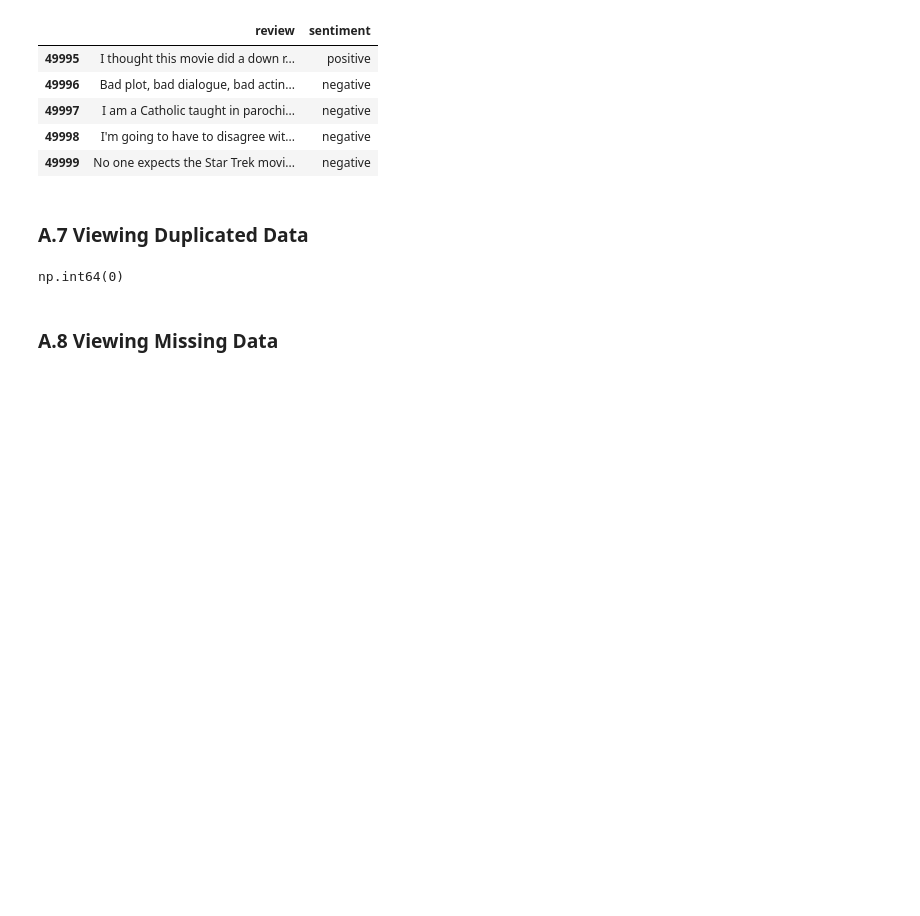
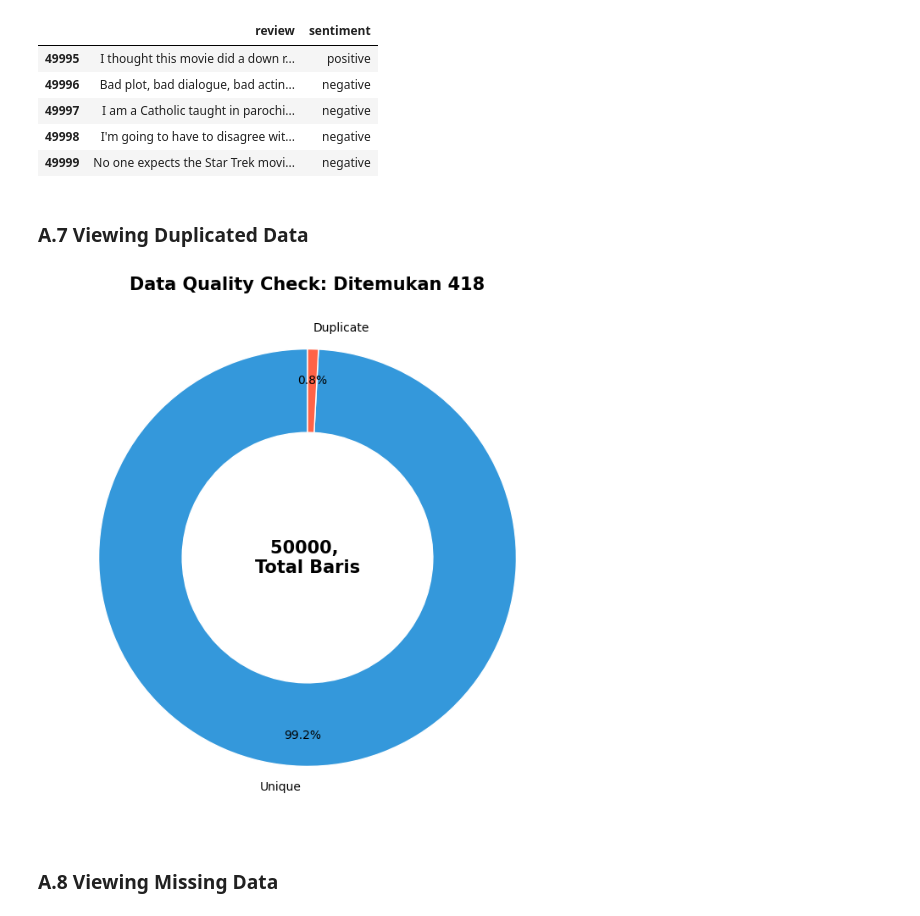
Before and after one commit to HablSank/1Day-1Dataset_MachineLearningProject, a Jupyter notebook: Day-17/Logistic Regression + NLP (IMDB Movie Reviews)/imdb_reviews.ipynb, the cells around one changed output. Saved outputs shown, nothing was run; the diff lists cells and outputs as text; code cells hidden in the pictures; blank space fills up the shorter version.

```diff
--- a/Day-17/Logistic Regression + NLP (IMDB Movie Reviews)/imdb_reviews.ipynb
+++ b/Day-17/Logistic Regression + NLP (IMDB Movie Reviews)/imdb_reviews.ipynb
@@ -107,9 +107,20 @@ df.tail()
 # %% [markdown]
 ### A.7 Viewing Duplicated Data
 # %%
-df.duplicated().sum()
+n_dup = df.duplicated().sum()
+sizes = [len(df) - n_dup, n_dup]
+
+plt.figure(figsize = (10, 8))
+color = ['#3498db', 'tomato']
+
+plt.pie(sizes, labels=['Unique', 'Duplicate'], colors = color, autopct='%1.1f%%',
+        startangle = 90, pctdistance = 0.85, wedgeprops={'width': 0.4, 'edgecolor': 'white'})
+plt.text(0, 0, f"{len(df):}, \nTotal Baris", ha = 'center', va = 'center', fontsize = 15, fontweight = 'bold')
+plt.title(f"Data Quality Check: Ditemukan {n_dup}", fontsize  = 15, fontweight = 'bold')
+
+plt.show()
 # %% [output]
-np.int64(0)
+[figure, added]
 # %%
 df.drop_duplicates(inplace=True)
 # %% [markdown]
```
Also changed, not shown: parts of 58 cells of this notebook.
